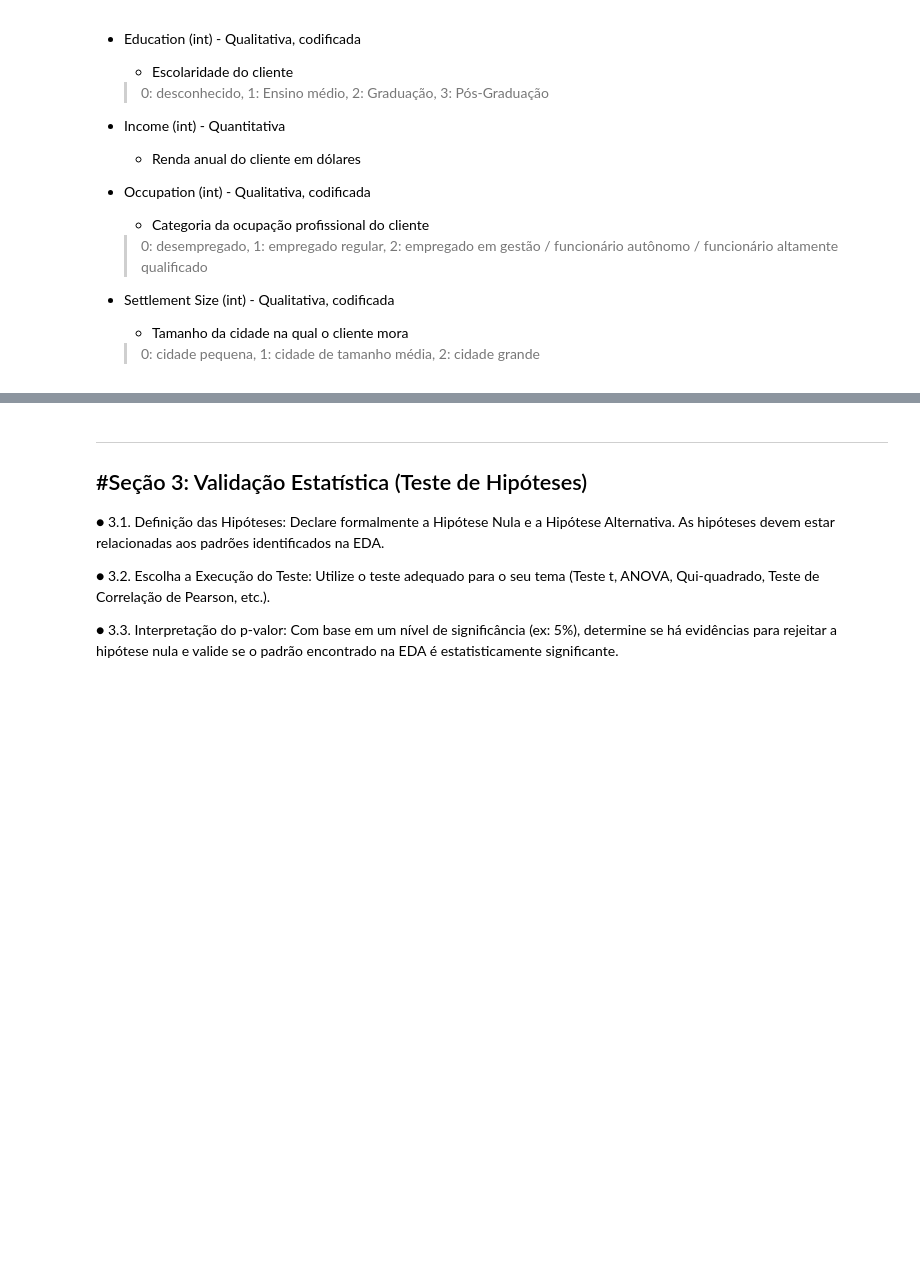
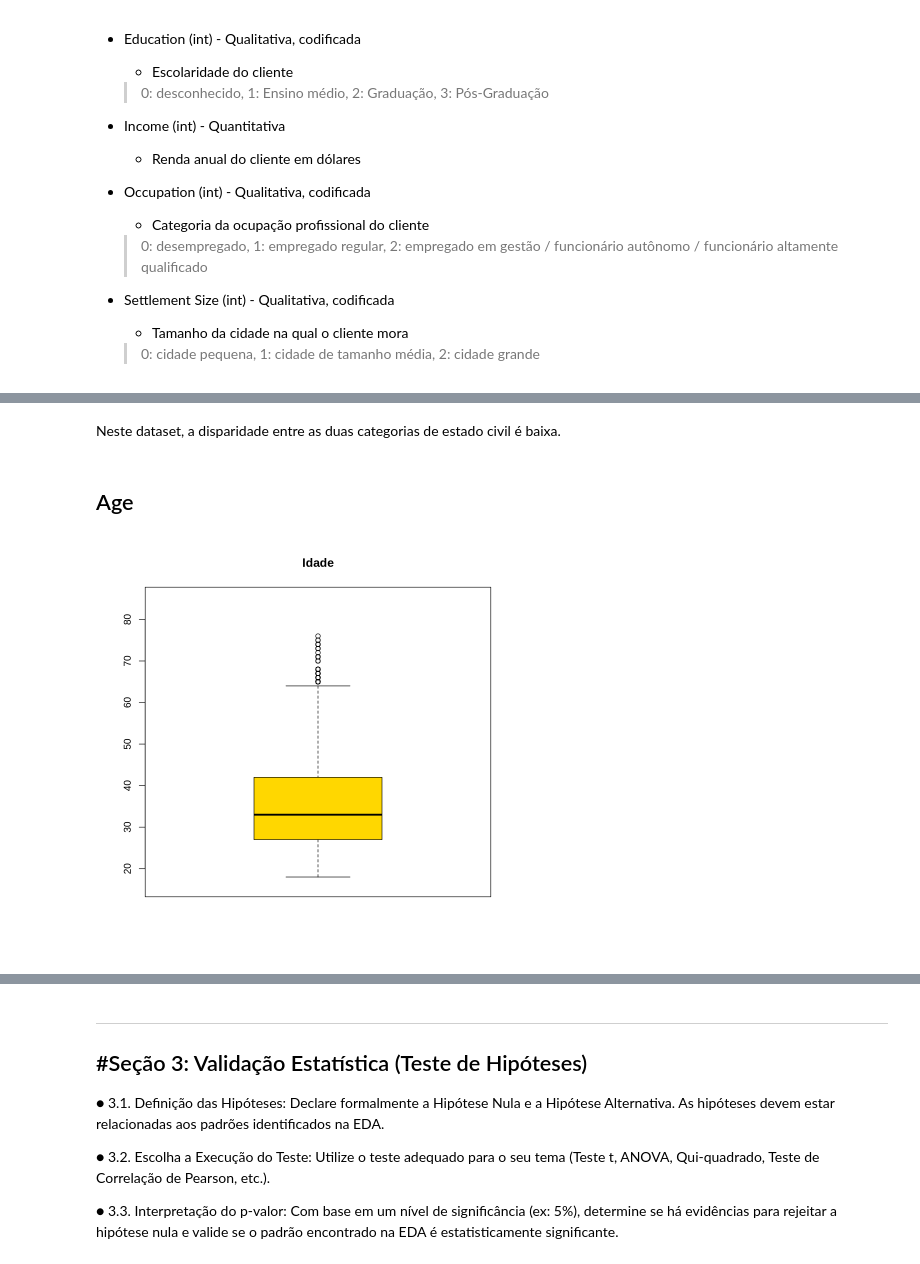
Before and after one commit to ThAlvesM/Kmean_2026-1, a Jupyter notebook: Kmean_2026-1.ipynb, the cells around one changed output, grey strips where cells are left out. Drawn from its saved outputs; the diff is of its cells as text; code cells hidden in the pictures; blank space fills up the shorter version.

```diff
--- a/Kmean_2026-1.ipynb
+++ b/Kmean_2026-1.ipynb
@@ -152 +280,35 @@ cat("-------------------------------------------------\n")
+# %% [markdown]
+Neste dataset, a disparidade entre as duas categorias de estado civil é baixa.
+# %% [markdown]
+## Age
+# %%
+par(bg = "white")
+
+Age_var <- dataset_sem_id$Age
+
+bp <- boxplot(
+    Age_var,
+    main = "Idade",
+    col = "gold",
+    ylim = c(16, 85)
+)
+
+#text(bp, contagem, labels = Age_var, pos = 3)
+
+# contagem <- table(dataset_sem_id$Age)
+
+# pizza <- pie(
+#     Age_var,
+#     main = "Distribuição por Sexo",
+#     labels = paste0(
+#         c("Solteiro", "Não solteiro"),
+#         "\n",
+#         round(contagem / sum(contagem) * 100, 1),
+#         "%"
+#     ),
+#     col = c("steelblue", "orange"),
+
+# )
+# %% [output]
+[figure, added]
 # %%
```
Also changed, not shown: parts of 17 cells of this notebook, 1 other file.
